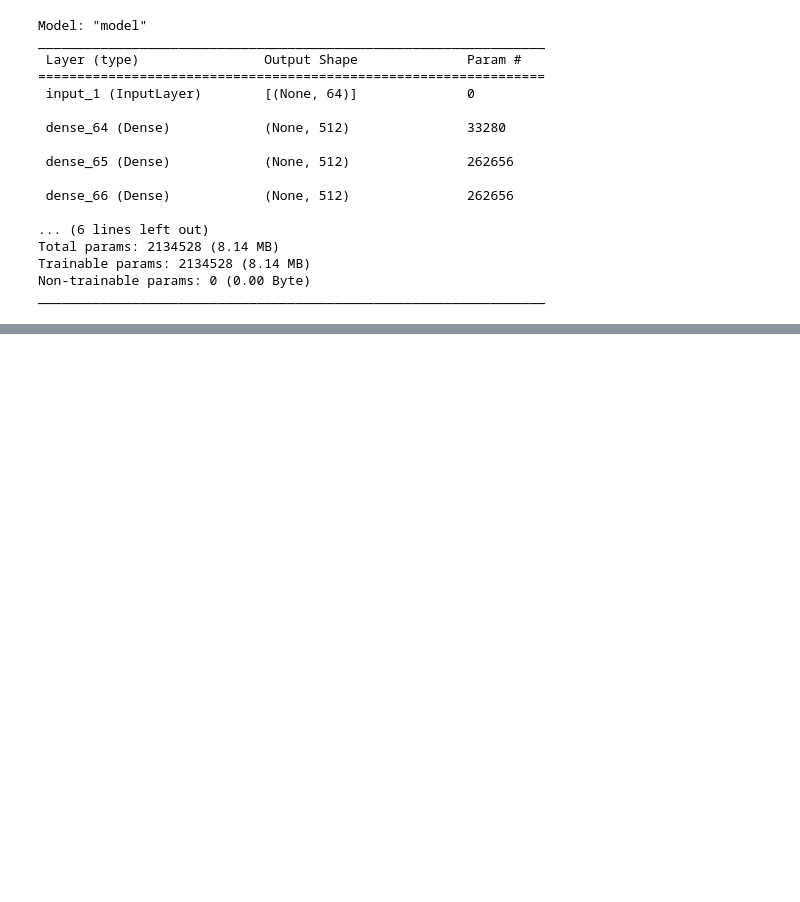
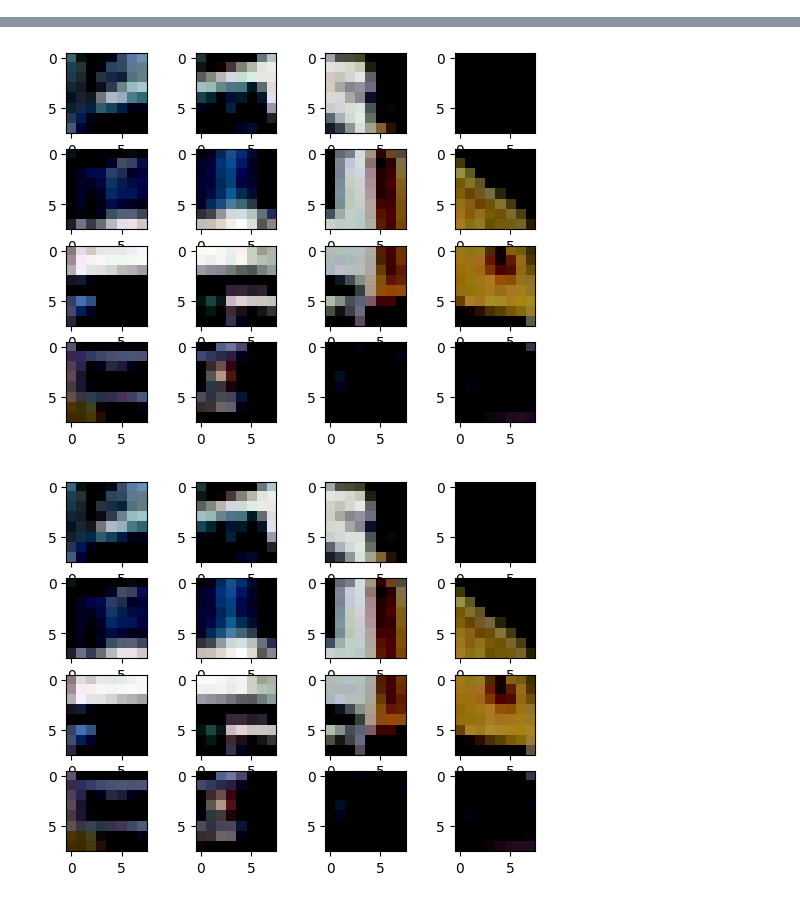
Before and after one commit to Ca3zsar/ImageCompression, a Jupyter notebook: playground.ipynb, the cells around one changed output, grey strips where cells are left out. Saved outputs shown, nothing was run; the diff lists cells and outputs as text; code cells hidden in the pictures; blank space fills up the shorter version.

```diff
--- a/playground.ipynb
+++ b/playground.ipynb
@@ -96,22 +115,21 @@ array([[-1., -1.,  1.,  1., -1.,  1., -1.,  1., -1.,  1., -1.,  1.,  1.,
-# %%
-input_layer = tf.keras.layers.Input(shape=(BINARY_SIZE,))
-decoder = tf.keras.models.Model(inputs=input_layer, outputs=network.decoders[0].call(input_layer))
-decoder.summary()
-# %% [output]
-Model: "model"
-_________________________________________________________________
- Layer (type)                Output Shape              Param #
-=================================================================
- input_1 (InputLayer)        [(None, 64)]              0
-
- dense_64 (Dense)            (None, 512)               33280
-
- dense_65 (Dense)            (None, 512)               262656
-
- dense_66 (Dense)            (None, 512)               262656
-
-... (6 lines left out)
-Total params: 2134528 (8.14 MB)
-Trainable params: 2134528 (8.14 MB)
-Non-trainable params: 0 (0.00 Byte)
-_________________________________________________________________
+# %%
+output = np.zeros((PATCH_SIZE, PATCH_SIZE, 3))
+input_patch = x_train[16:32]
+
+output = network.predict(input_patch)
+
+import matplotlib.pyplot as plt
+
+# display a 4x4 grid of images
+fig, axs = plt.subplots(4, 4)
+for i in range(4):
+    for j in range(4):
+        axs[i, j].imshow(np.clip(output[i * 4 + j] ,0 ,1).reshape(PATCH_SIZE, PATCH_SIZE, 3))
+
+plt.show()
+
+fig, axs = plt.subplots(4, 4)
+for i in range(4):
+    for j in range(4):
+        axs[i, j].imshow(np.clip(input_patch[i * 4 + j], 0, 1).reshape(PATCH_SIZE, PATCH_SIZE, 3))
+# %% [output]
@@ -118 +137,3 @@ _________________________________________________________________
+[figure, added]
+[figure, added]
 # %%
```
Also changed, not shown: parts of 34 cells of this notebook, 5 other files.
